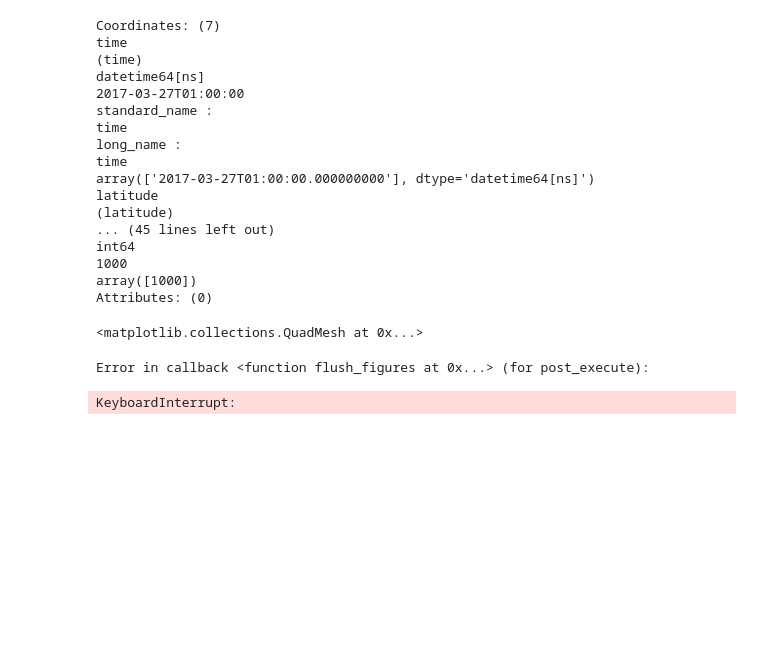
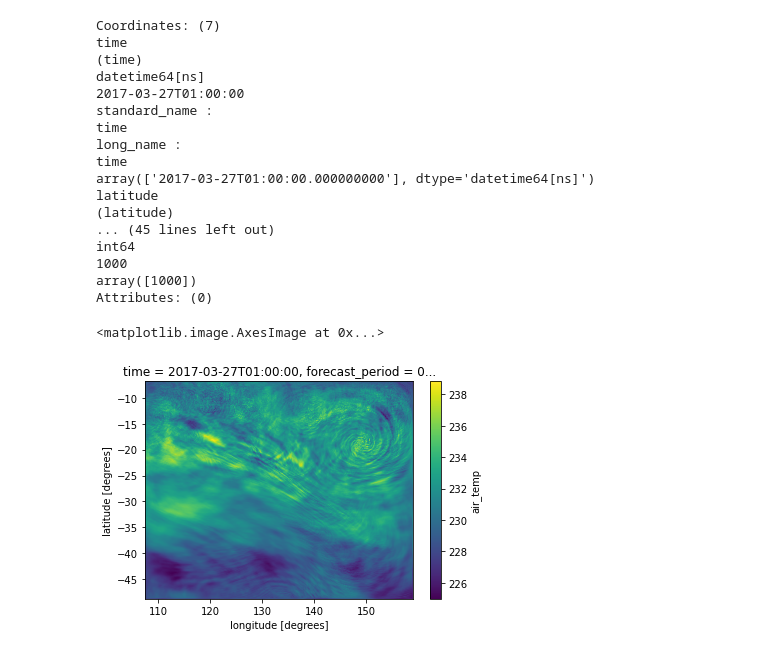
Before and after one commit to coecms/aus400-cookbook, a Jupyter notebook: notebooks/VerticalInterpolation.ipynb, the cells around one changed output. Cells and saved outputs as stored; diff of their text form; code cells hidden in the pictures; blank space fills up the shorter version.

```diff
--- a/notebooks/VerticalInterpolation.ipynb
+++ b/notebooks/VerticalInterpolation.ipynb
@@ -108,8 +112,7 @@ int64
 array([1000])
 Attributes: (0)
 # %%
-ta_plev.squeeze()[1500:2000, 1500:2000].plot.pcolormesh()
+ta_plev.squeeze().plot.imshow()
 # %% [output]
-<matplotlib.collections.QuadMesh at 0x...>
+<matplotlib.image.AxesImage at 0x...>
-Error in callback <function flush_figures at 0x...> (for post_execute):
-KeyboardInterrupt:
+[figure, added]
```
Also changed, not shown: parts of 2 cells of this notebook.
